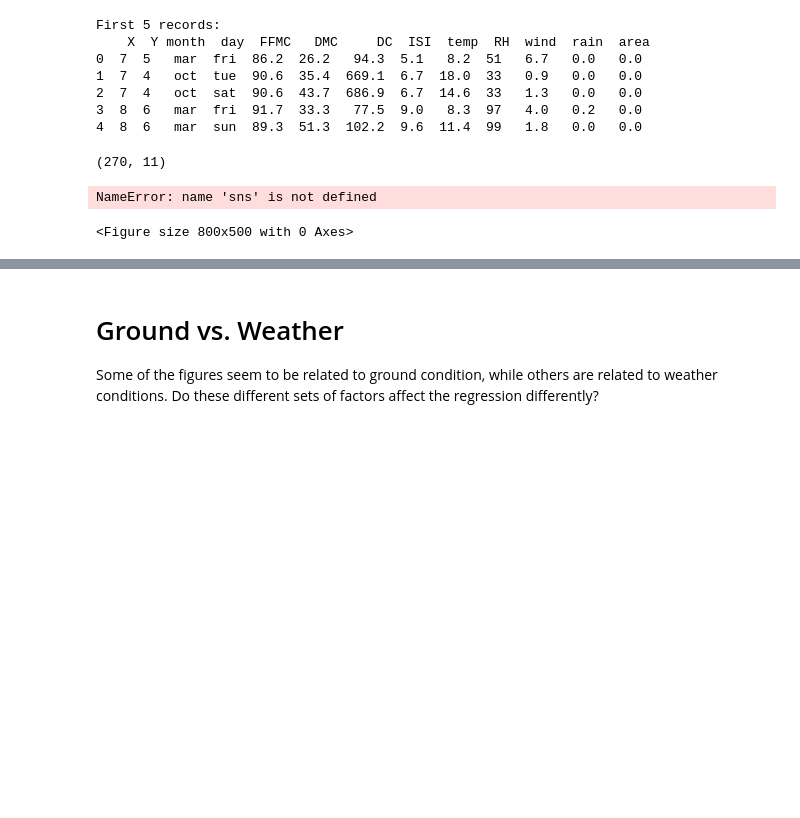
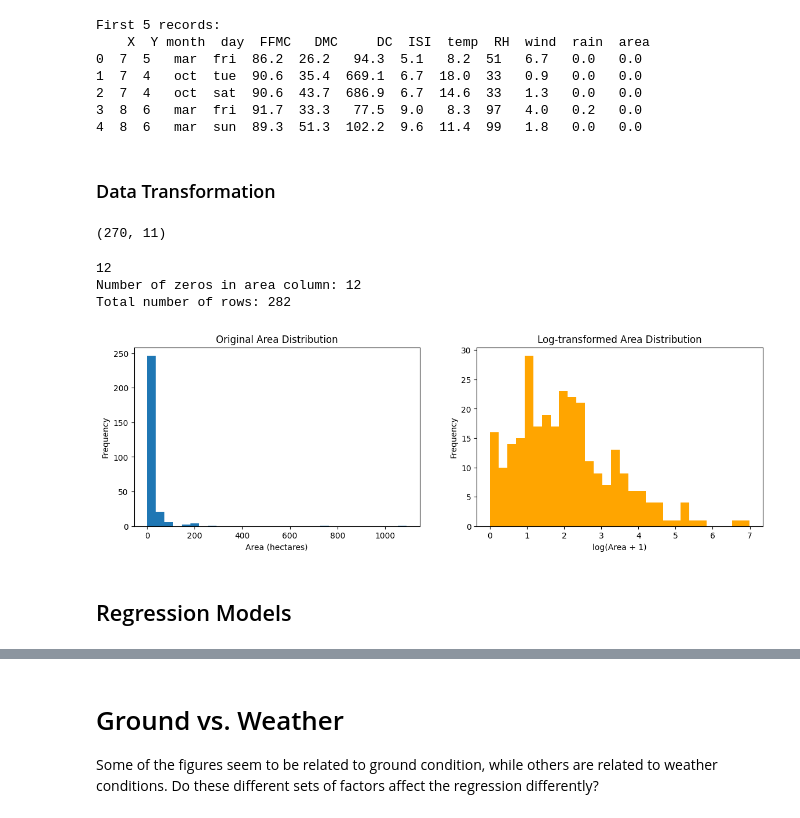
Before and after one commit to samuelmcilrath/forest-fires, a Jupyter notebook: forestfires.ipynb, the cells around one changed output, grey strips where cells are left out. Cells and saved outputs as stored; diff of their text form; code cells hidden in the pictures; blank space fills up the shorter version.

```diff
--- a/forestfires.ipynb
+++ b/forestfires.ipynb
@@ -69,6 +70,8 @@ First 5 records:
 2  7  4   oct  sat  90.6  43.7  686.9  6.7  14.6  33   1.3   0.0   0.0
 3  8  6   mar  fri  91.7  33.3   77.5  9.0   8.3  97   4.0   0.2   0.0
 4  8  6   mar  sun  89.3  51.3  102.2  9.6  11.4  99   1.8   0.0   0.0
+# %% [markdown]
+### Data Transformation
 # %%
 ###Transform Data - get splits
 forest_fires = forest_fires.drop(columns=['month', 'day']) #drop month and day columns
@@ -98,22 +105,45 @@ X_train, X_test, y_train_log, y_test_log = train_test_split(
 #if going with classifier, try to make amounts of nonburn to burn
 # %% [output]
 (270, 11)
-# %%
-# Plotting the distribution of the target 'area'
-plt.figure(figsize=(8, 5))
-sns.histplot(Y['area'], bins=30, kde=True)
-plt.title('Distribution of Forest Fire Area')
-plt.xlabel('Area')
-plt.show()
-
-#plot the log-transformed target
-plt.figure(figsize=(8, 5))
-sns.histplot(np.log1p(Y['area']), bins=30, kde=True, color='orange')
-plt.title('Log-transformed Distribution of Forest Fire Area')
-plt.xlabel('log(Area + 1)')
-plt.show()
-# %% [output]
-NameError: name 'sns' is not defined
-<Figure size 800x500 with 0 Axes>
+# %%
+### Data Transformation
+count = 0
+for i in forest_fires['area']:
+    if i == 0:
+        count += 1
+print(count)
+
+# Count zeros in the area column
+zero_count = (forest_fires['area'] == 0).sum()
+print(f"Number of zeros in area column: {zero_count}")
+
+# Let's also see the total number of rows for comparison
+total_rows = len(forest_fires)
+print(f"Total number of rows: {total_rows}")
+# %% [output]
+12
+Number of zeros in area column: 12
+Total number of rows: 282
+# %%
+# Create two subplots side by side
+fig, (ax1, ax2) = plt.subplots(1, 2, figsize=(14, 4))
+
+# Original distribution
+ax1.hist(forest_fires['area'], bins=30)
+ax1.set_title('Original Area Distribution')
+ax1.set_xlabel('Area (hectares)')
+ax1.set_ylabel('Frequency')
+
+# Log-transformed distribution
+ax2.hist(np.log1p(forest_fires['area']), bins=30, color='orange')
+ax2.set_title('Log-transformed Area Distribution')
+ax2.set_xlabel('log(Area + 1)')
+ax2.set_ylabel('Frequency')
+
+plt.show()
+# %% [output]
+[figure, added]
+# %% [markdown]
+## Regression Models
 # %%
 # A helper function to evaluate models
```
Also changed, not shown: parts of 15 cells of this notebook.
